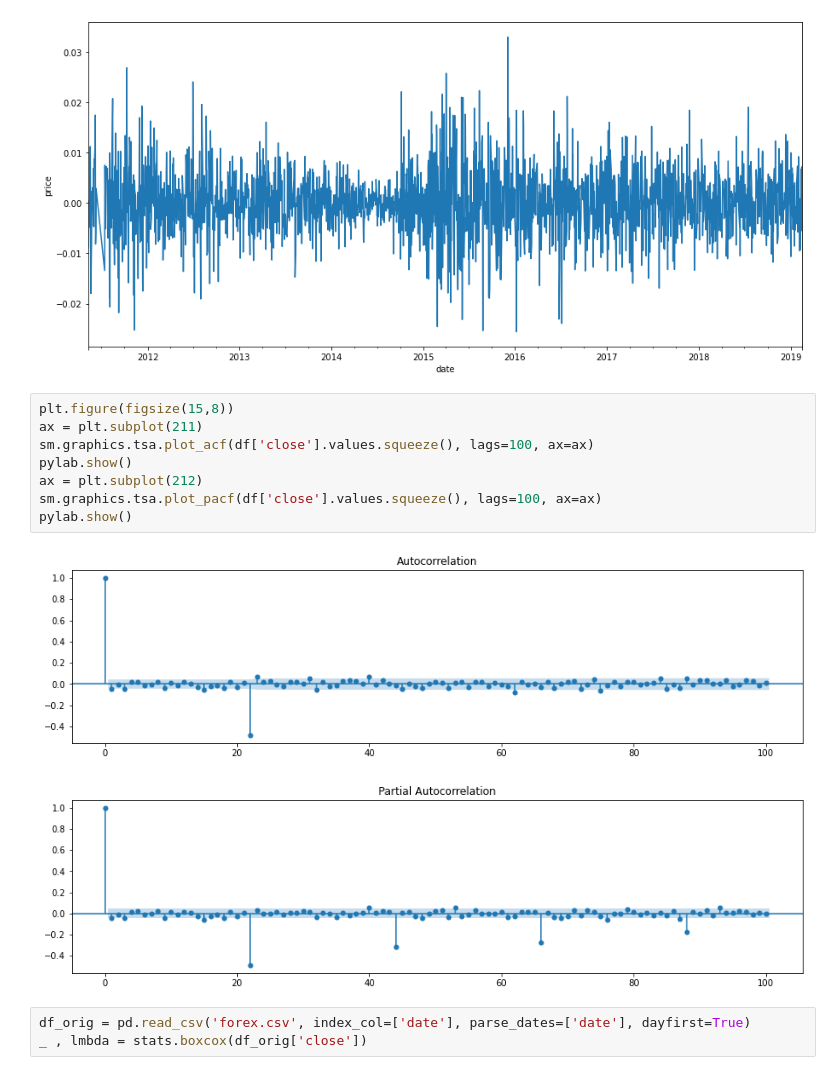
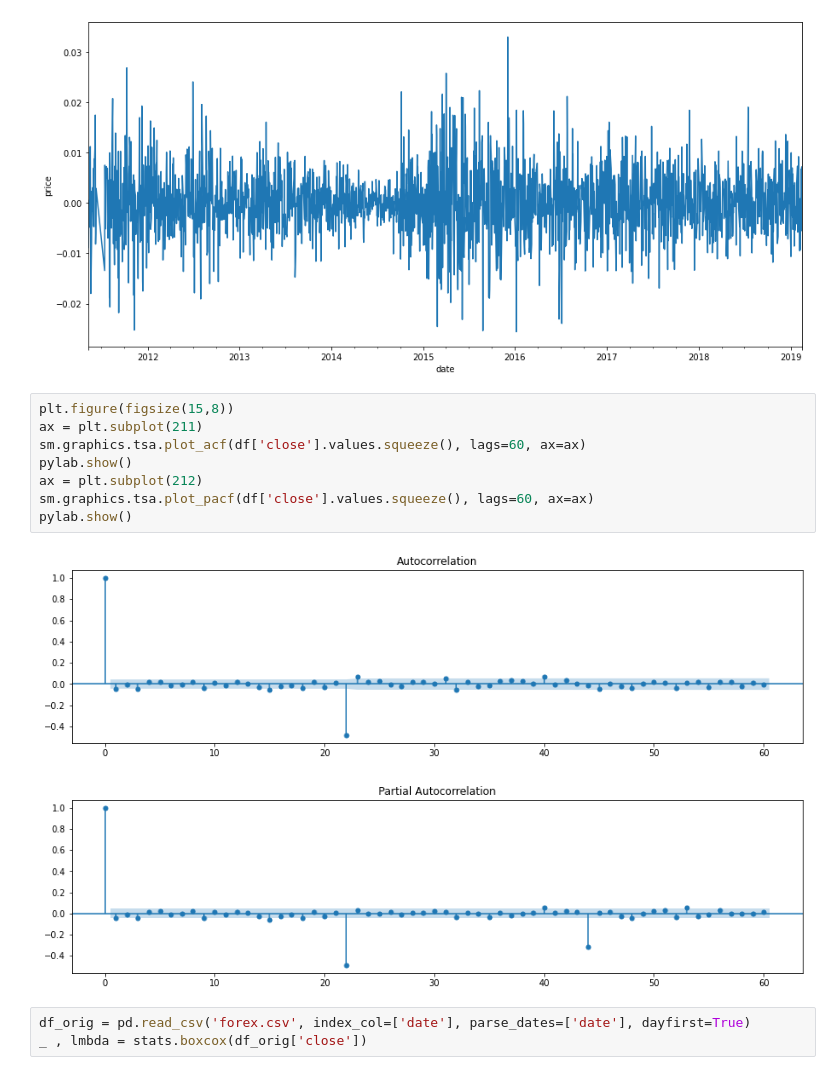
Before and after one commit to razmarrus/diploma, a Jupyter notebook: Arima.ipynb, the cells around one changed output. Drawn from its saved outputs; the diff is of its cells as text.

```diff
--- a/Arima.ipynb
+++ b/Arima.ipynb
@@ -45,14 +45,14 @@ pylab.show()
 # %%
 plt.figure(figsize(15,8))
 ax = plt.subplot(211)
-sm.graphics.tsa.plot_acf(df['close'].values.squeeze(), lags=100, ax=ax)
+sm.graphics.tsa.plot_acf(df['close'].values.squeeze(), lags=60, ax=ax)
 pylab.show()
 ax = plt.subplot(212)
-sm.graphics.tsa.plot_pacf(df['close'].values.squeeze(), lags=100, ax=ax)
+sm.graphics.tsa.plot_pacf(df['close'].values.squeeze(), lags=60, ax=ax)
 pylab.show()
 # %% [output]
-[figure, old version]
+[figure, new version]
-[figure, old version]
+[figure, new version]
 # %%
 df_orig = pd.read_csv('forex.csv', index_col=['date'], parse_dates=['date'], dayfirst=True)
 _ , lmbda = stats.boxcox(df_orig['close'])
```
Also changed, not shown: parts of 8 cells of this notebook, 3 other files.
